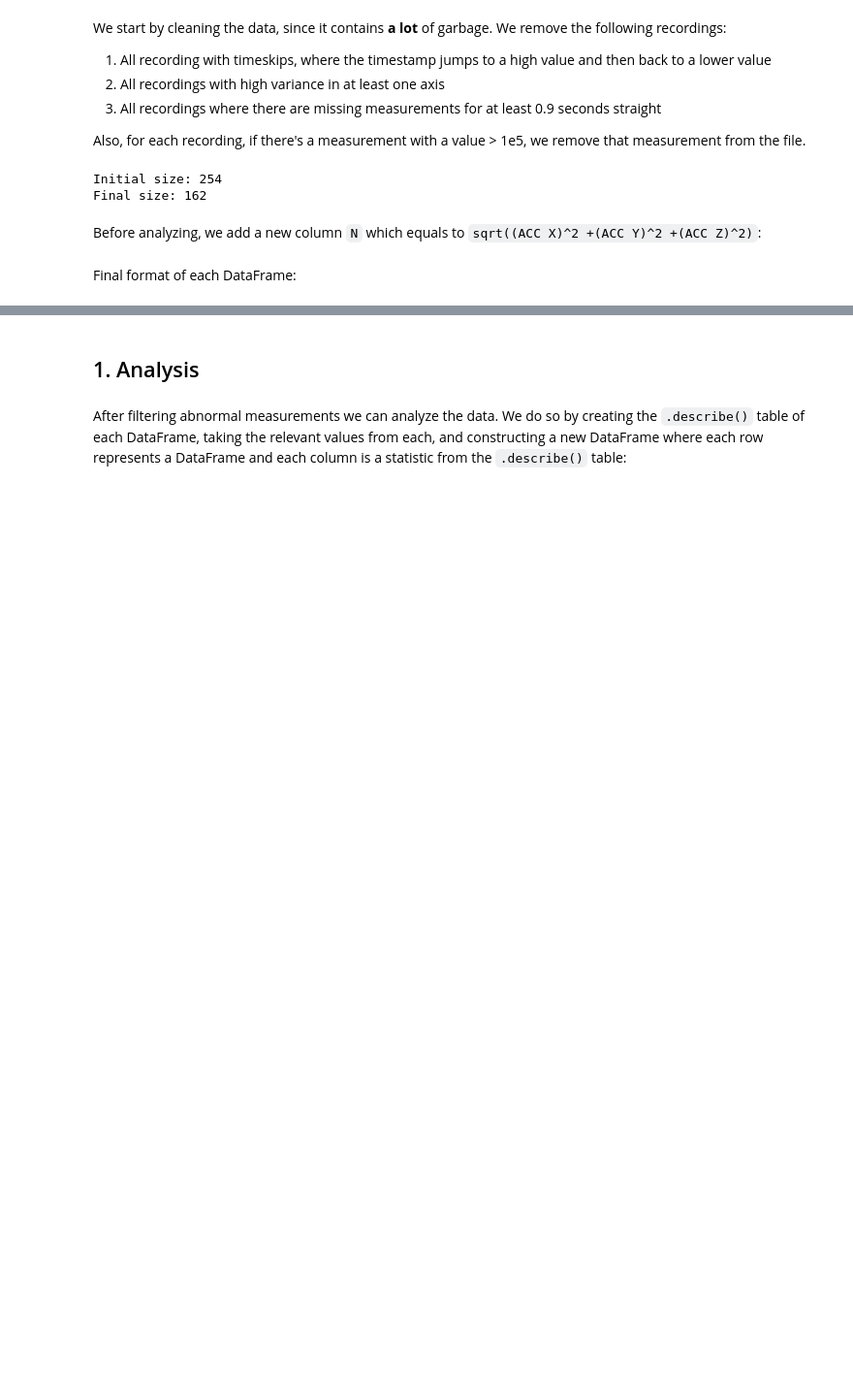
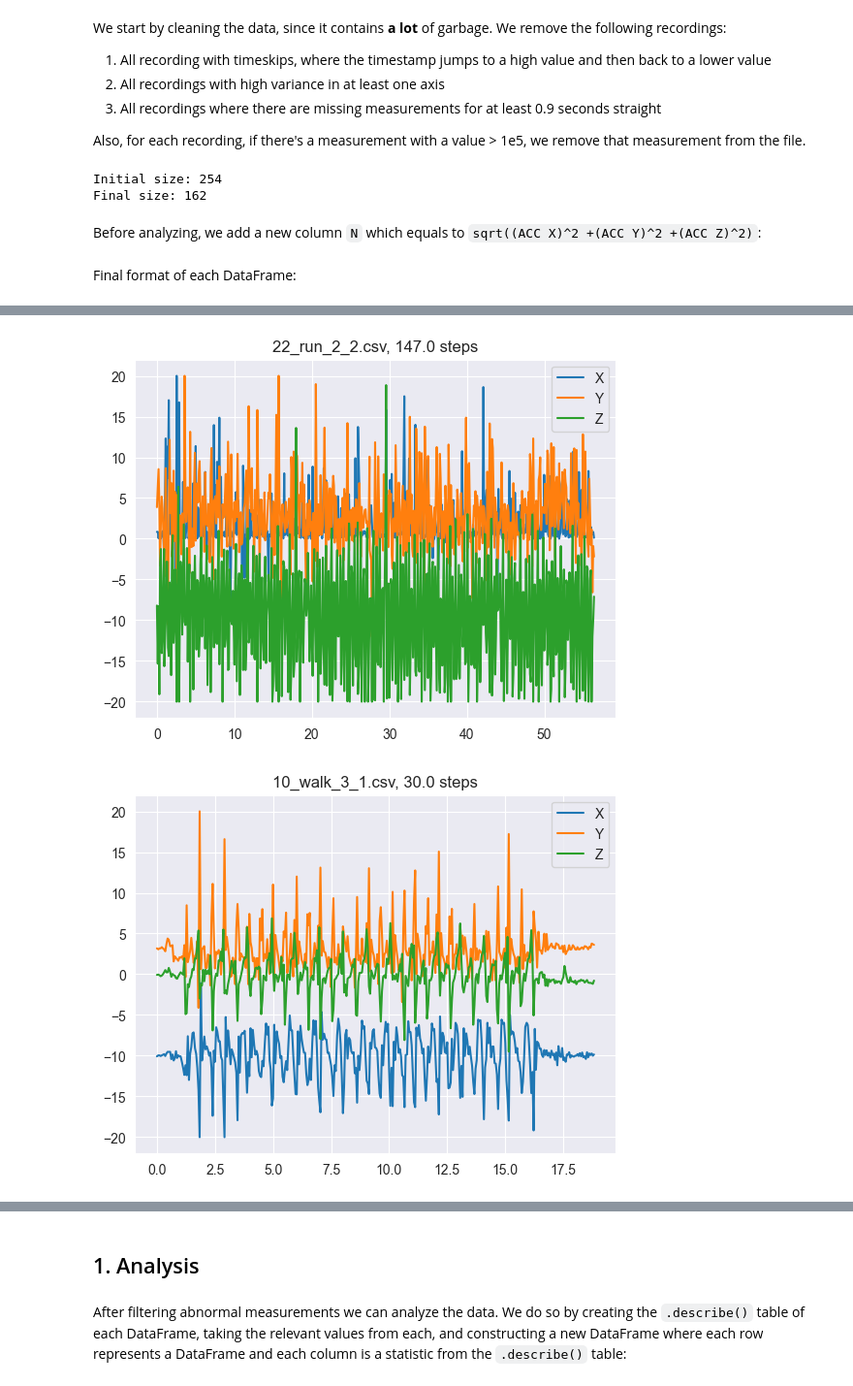
Before and after one commit to YarinBS/IoT_Walking_Running_Data_Analysis, a Jupyter notebook: Data_Analysis.ipynb, the cells around one changed output, grey strips where cells are left out. Shown at 97% size. Saved outputs shown, nothing was run; the diff lists cells and outputs as text; code cells hidden in the pictures; blank space fills up the shorter version.

```diff
--- a/Data_Analysis.ipynb
+++ b/Data_Analysis.ipynb
@@ -239 +243,9 @@ display(dataframes[0])
 232 rows × 6 columns
+# %%
+from random import randint
+
+for _ in range(5):
+    plot_df(dataframes[randint(0, len(dataframes)-1)])
+# %% [output]
+[figure, added]
+[figure, added]
```
Also changed, not shown: parts of 13 cells of this notebook, 4 other files.
